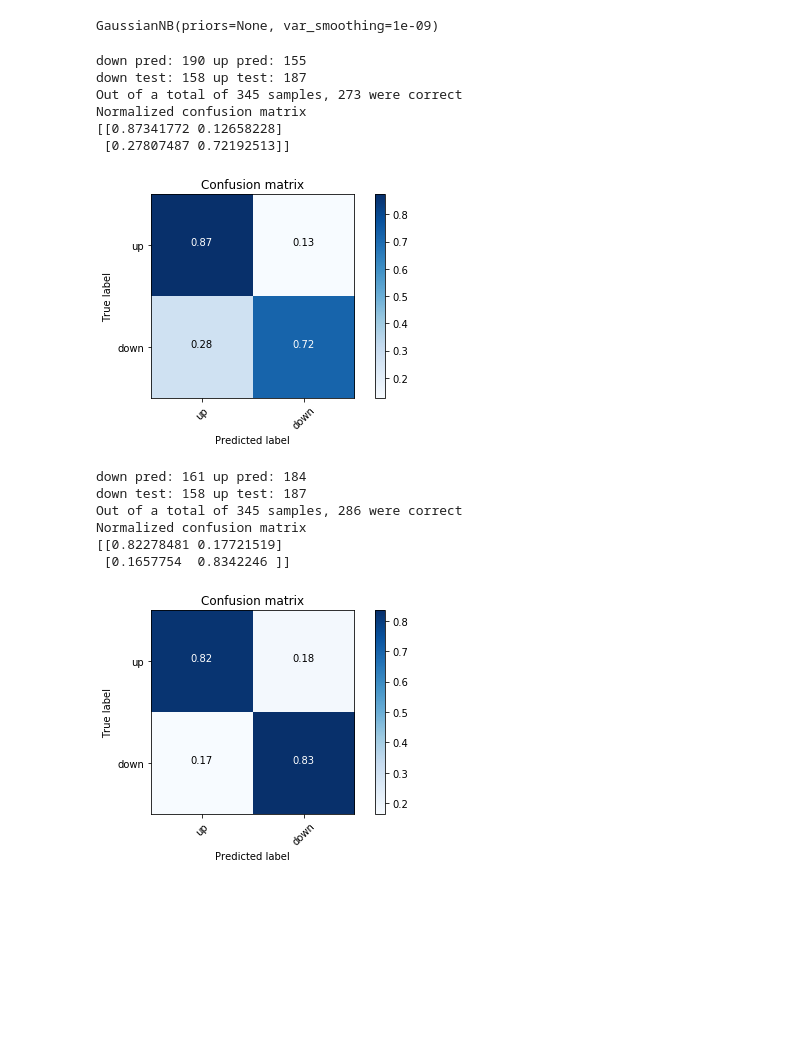
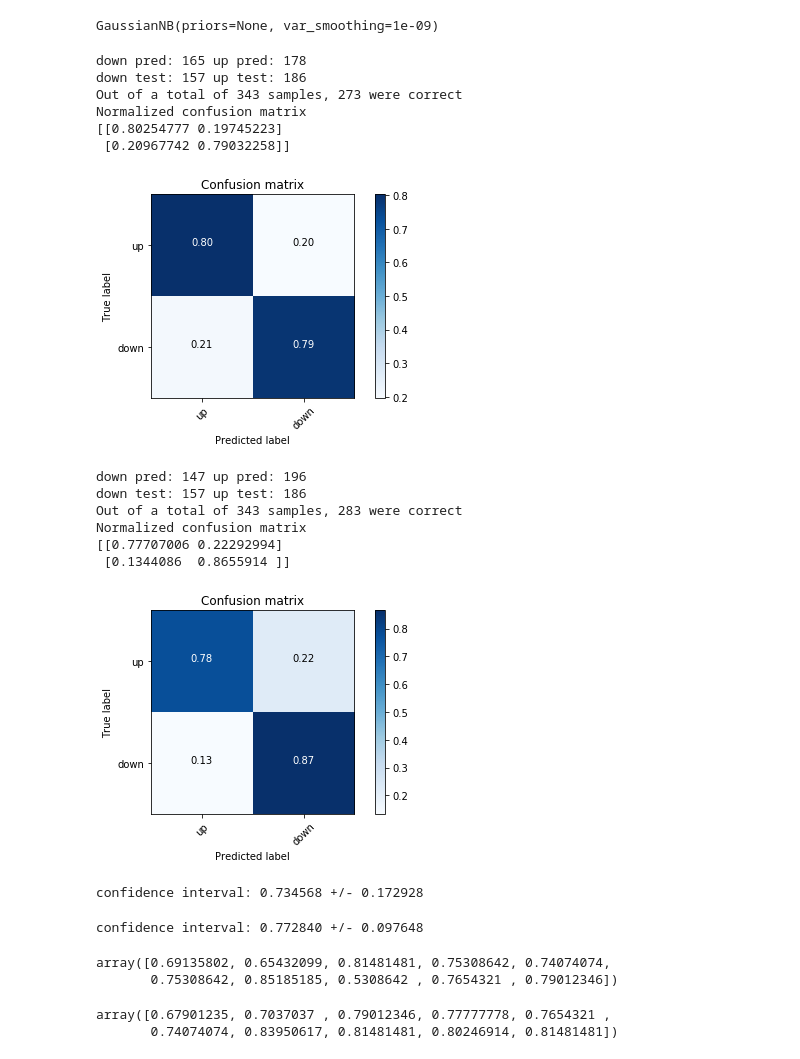
Before and after one commit to samsenko/stock-direction-prediction, a Jupyter notebook: Stock_Direction_Prediction.ipynb, the cells around one changed output. Drawn from its saved outputs; the diff is of its cells as text; code cells hidden in the pictures; blank space fills up the shorter version.

```diff
--- a/Stock_Direction_Prediction.ipynb
+++ b/Stock_Direction_Prediction.ipynb
@@ -335,8 +335,13 @@ plt.hist([transformed[3][i] for i in range(90,transformed[1].size) if data[2].T[
 # %% [markdown]
 ***An alternate approach: predict only one stock and use the SSA components as features***
+# %%
+ssa = SSA(window_size = 50)
+closes = data[2].T[4]
+ssa.fit(closes[:int(0.8*closes.size)].reshape((1, -1))) #fit only to train data
+transformed = ssa.transform(closes.reshape((1,-1)))[0]
 # %%
-labels = np.array(['up' if data[2].T[4][i] > data[2].T[4][i-7] else 'down' for i in range(transformed[1].size)])
-input_data = transformed[:10].T
+labels = np.array(['down' if closes[i] > closes[i+7] else 'up' for i in range(transformed[1].size-7)])
+input_data = transformed[:10].T[:-7]
 train_xs, test_xs = input_data[:int(0.8*input_data.shape[0])], input_data[int(0.8*input_data.shape[0]):]
 train_ys, test_ys = labels[:int(0.8*input_data.shape[0])], labels[int(0.8*input_data.shape[0]):]
 # %%
@@ -355,32 +360,61 @@ cnf_matrix = confusion_matrix(test_ys, pred)
 plt.figure()
 plot_confusion_matrix(cnf_matrix, classes=['up', 'down'], normalize=True)
 # %% [output]
-down pred: 190 up pred: 155
-down test: 158 up test: 187
-Out of a total of 345 samples, 273 were correct
+down pred: 165 up pred: 178
+down test: 157 up test: 186
+Out of a total of 343 samples, 273 were correct
 Normalized confusion matrix
-[[0.87341772 0.12658228]
- [0.27807487 0.72192513]]
+[[0.80254777 0.19745223]
+ [0.20967742 0.79032258]]
-[figure, old version]
+[figure, new version]
 # %%
 smote = SMOTE(random_state = 1729)
 oversampled_xs, oversampled_ys = smote.fit_resample(train_xs, train_ys)
-clf2 = svm.SVC(C=1, gamma='scale', kernel = 'linear', probability = True, random_state = 42)
+clf2 = svm.SVC(kernel = 'linear', probability = True, random_state = 42)
 clf2.fit(oversampled_xs, oversampled_ys)
 pred2 = clf2.predict(test_xs)
 total = test_ys.shape[0]
 correct = len([x for x in pred2==test_ys if x==True])
 print('down pred:', len([i for i in pred2 if i == 'down']), 'up pred:', len([i for i in pred2 if i == 'up']))
 print('down test:', len([i for i in test_ys if i == 'down']), 'up test:', len([i for i in test_ys if i == 'up']))
 print("Out of a total of %d samples, %d were correct" %(total, correct))
 cnf_matrix = confusion_matrix(test_ys, pred2)
 plt.figure()
 plot_confusion_matrix(cnf_matrix, classes=['up', 'down'], normalize=True)
 # %% [output]
-down pred: 161 up pred: 184
-down test: 158 up test: 187
-Out of a total of 345 samples, 286 were correct
+down pred: 147 up pred: 196
+down test: 157 up test: 186
+Out of a total of 343 samples, 283 were correct
 Normalized confusion matrix
-[[0.82278481 0.17721519]
- [0.1657754  0.8342246 ]]
+[[0.77707006 0.22292994]
+ [0.1344086  0.8655914 ]]
-[figure, old version]
+[figure, new version]
+# %%
+nb_scores = cross_val_score(clf, input_data, labels, cv = TimeSeriesSplit(n_splits = 20))
+print("confidence interval: %f +/- %f" %(np.mean(nb_scores[10:]), 2*np.std(nb_scores[10:])))
+# %% [output]
+confidence interval: 0.734568 +/- 0.172928
+# %%
+class oversample_svc(svm.SVC):
+    """svc that oversamples train data before fitting"""
+    def fit(self, X, y, sw = None):
+        smote = SMOTE(random_state = 1729)
+        oversampled_xs, oversampled_ys = smote.fit_resample(X, y)
+        super().fit(oversampled_xs, oversampled_ys, sample_weight = sw)
+
+
+oversample_clf2 = oversample_svc(kernel = 'linear', probability = True, random_state = 42)
+svc_scores = cross_val_score(oversample_clf2, input_data, labels, cv = TimeSeriesSplit(n_splits = 20))
+print("confidence interval: %f +/- %f" %(np.mean(svc_scores[10:]), 2*np.std(svc_scores[10:])))
+# %% [output]
+confidence interval: 0.772840 +/- 0.097648
+# %%
+nb_scores[10:]
+# %% [output]
+array([0.69135802, 0.65432099, 0.81481481, 0.75308642, 0.74074074,
+       0.75308642, 0.85185185, 0.5308642 , 0.7654321 , 0.79012346])
+# %%
+svc_scores[10:]
+# %% [output]
+array([0.67901235, 0.7037037 , 0.79012346, 0.77777778, 0.7654321 ,
+       0.74074074, 0.83950617, 0.81481481, 0.80246914, 0.81481481])
```
Also changed, not shown: parts of 1 cell of this notebook.
